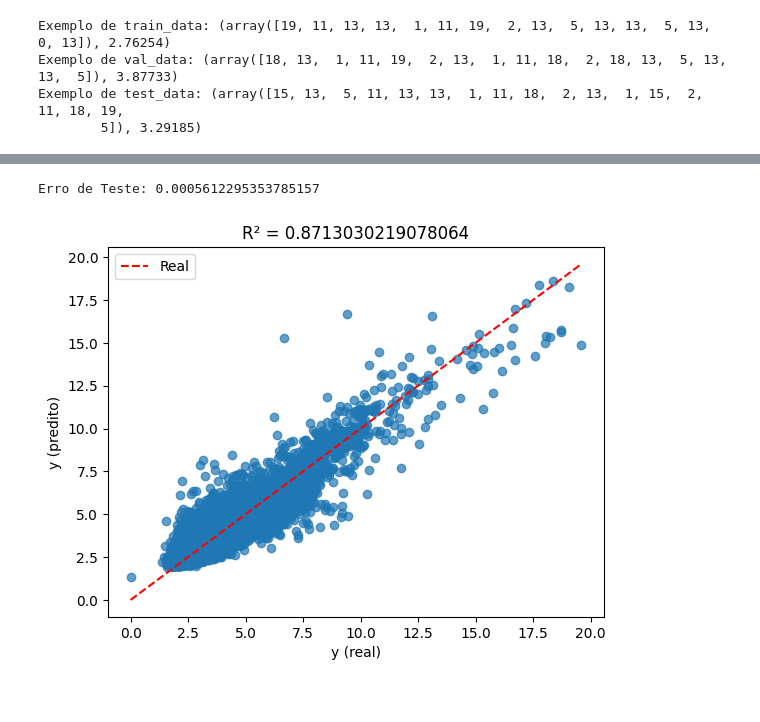
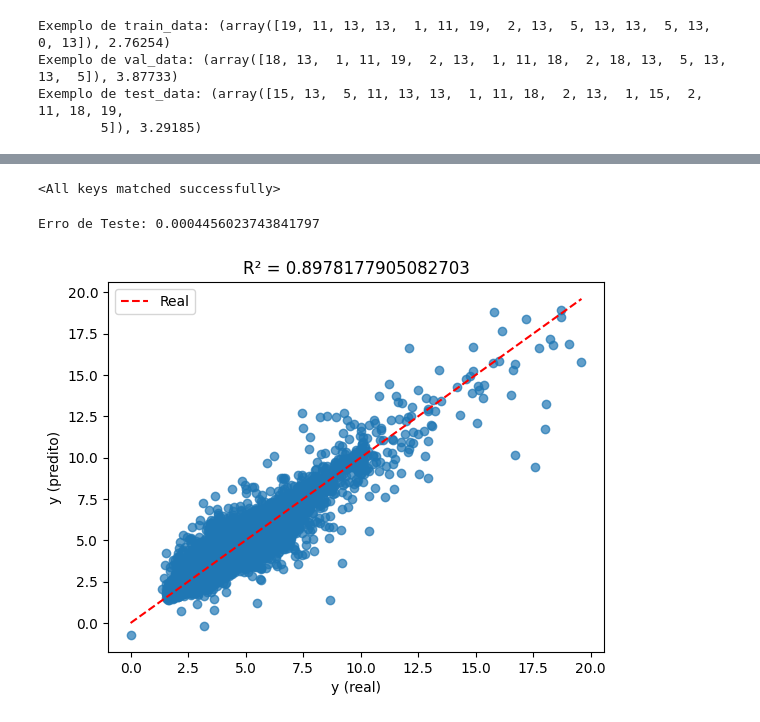
Before and after one commit to gbonavina/property-prediction-with-lstm, a Jupyter notebook: selfsupervised-learning/predictor-lstm.ipynb, the cells around one changed output, grey strips where cells are left out. Cells and saved outputs as stored; diff of their text form; code cells hidden in the pictures.

Commit message:
lstm predictor

```diff
--- a/selfsupervised-learning/predictor-lstm.ipynb
+++ b/selfsupervised-learning/predictor-lstm.ipynb
@@ -430,48 +421,45 @@ plt.show()
 # %%
-lstm_model.load_state_dict("best_lstm_predictor.pth")
+lstm_model.load_state_dict(torch.load("best_lstm_predictor.pth"))
+# %% [output]
+<All keys matched successfully>
 # %%
 from sklearn.metrics import r2_score
+import matplotlib.pyplot as plt
 
 test_dataloader = DataLoader(test_data, batch_size=32, collate_fn=collate_fn)
 
-
 predictions_test = []
 targets_test = []
-
 loss_function = nn.MSELoss(reduction='mean')
 
 with torch.no_grad():
     for batch_x, lengths, batch_y in test_dataloader:
         batch_x = batch_x.to(device)
         lengths = lengths.to(device)
         batch_y = batch_y.to(device)
 
         preds = lstm_model(batch_x, lengths)
         predictions_test.append(preds)
         targets_test.append(batch_y)
 
-# Concatena todos os tensores da lista
-predictions_test = torch.cat(predictions_test, dim=0)
-targets_test = torch.cat(targets_test, dim=0)
-
-erro_test = loss_function(predictions_test, targets_test)
+# concatena tudo e calcula o MSE
+preds_all = torch.cat(predictions_test)
+targets_all = torch.cat(targets_test)
+erro_test = loss_function(preds_all, targets_all)
 print(f"Erro de Teste: {erro_test.item()}")
 
-# Desfaz a normalização
-y_true = scaler.inverse_transform(targets_test.cpu().numpy().reshape(-1, 1)).flatten()
-y_pred = scaler.inverse_transform(predictions_test.cpu().numpy().reshape(-1, 1)).flatten()
+# desfaz a normalização
+y_true = scaler.inverse_transform(targets_all.cpu().numpy().reshape(-1, 1)).flatten()
+y_pred  = scaler.inverse_transform(preds_all.cpu().numpy().reshape(-1, 1)).flatten()
 
 r2 = r2_score(y_true=y_true, y_pred=y_pred)
-
-# Gráfico real x predito
-import matplotlib.pyplot as plt
-plt.plot([min(y_true), max(y_true)], [min(y_true), max(y_true)], 'r--', label='Real')
+plt.plot([y_true.min(), y_true.max()], [y_true.min(), y_true.max()], 'r--', label='Real')
 plt.scatter(y_true, y_pred, alpha=0.7)
 plt.xlabel('y (real)')
 plt.ylabel('y (predito)')
 plt.title(f"R² = {r2}")
 plt.legend()
 plt.show()
 # %% [output]
-Erro de Teste: 0.0005612295353785157
+Erro de Teste: 0.0004456023743841797
-[figure, old version]
+[figure, new version]
```
Also changed, not shown: parts of 4 cells of this notebook.
